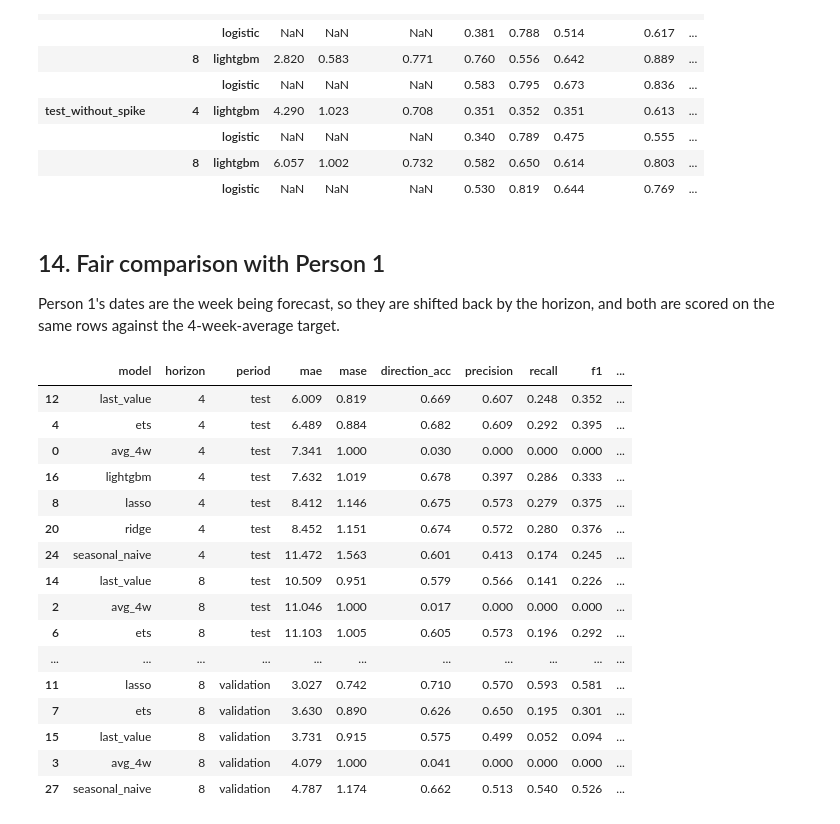
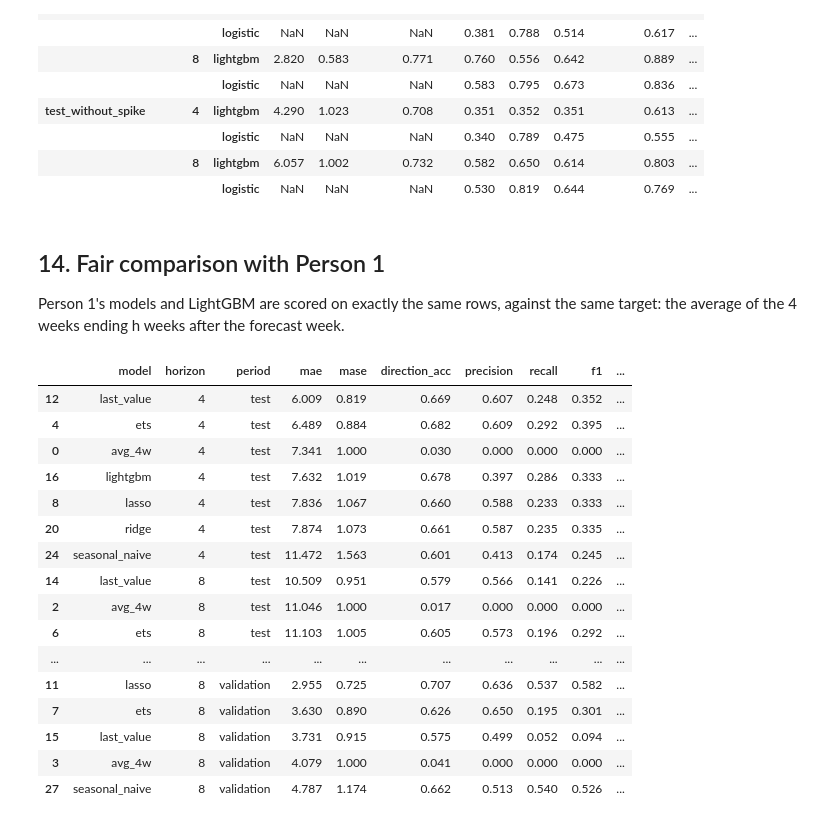
Before and after one commit to samichi-rungta/fashion-trends-forcasting, a Jupyter notebook: google_trends_models.ipynb, the cells around one changed output. Drawn from its saved outputs; the diff is of its cells as text; code cells hidden in the pictures.

```diff
--- a/google_trends_models.ipynb
+++ b/google_trends_models.ipynb
@@ -540,39 +540,37 @@ extra.groupby(["period", "horizon", "model"]).mean(numeric_only=True).round(3)
 |  |  | logistic | NaN | NaN | NaN | 0.530 | 0.819 | 0.644 | 0.769 | ... |
 # %% [markdown]
 ## 14. Fair comparison with Person 1
-Person 1's dates are the week being forecast, so they are shifted back by the horizon, and both are scored on the same rows against the 4-week-average target.
+Person 1's models and LightGBM are scored on exactly the same rows, against the same target: the average of the 4 weeks ending h weeks after the forecast week.
 # %%
 p1 = pd.read_csv(os.path.join(OUT_DIR, "predictions.csv"), parse_dates=["date"])
-if "last4_avg" not in p1.columns:   # old format: date = week being forecast, so move it back by the horizon
-    p1["date"] = p1["date"] - pd.to_timedelta(p1["horizon"] * 7, unit="D")
 truth = pd.concat([data[h][["date", "item", "horizon", "actual", "last4_avg"]] for h in HORIZONS])
 truth = truth[truth["actual"].notna()]
 
 p1_fair = p1.drop(columns=["actual", "last4_avg"], errors="ignore").merge(truth, on=["date", "item", "horizon"], how="inner")
 p1_fair["period"] = np.where(p1_fair["period"] == "test", "test", "validation")
 
 mine = preds[preds["model"] == "lightgbm"].copy()
 mine["period"] = np.where(mine["period"] == "test", "test", "validation")
 common = p1_fair[["date", "item", "horizon", "period"]].drop_duplicates()
 mine_fair = mine.merge(common, on=["date", "item", "horizon", "period"], how="inner")
 
 fair = evaluate(pd.concat([p1_fair, mine_fair], ignore_index=True))
 fair.to_csv(os.path.join(OUT_DIR, "metrics_fair_comparison.csv"), index=False)
 fair.sort_values(["period", "horizon", "mae"]).round(3)
 # %% [output]
 |  | model | horizon | period | mae | mase | direction_acc | precision | recall | f1 | ... |
 | 12 | last_value | 4 | test | 6.009 | 0.819 | 0.669 | 0.607 | 0.248 | 0.352 | ... |
 | 4 | ets | 4 | test | 6.489 | 0.884 | 0.682 | 0.609 | 0.292 | 0.395 | ... |
 | 0 | avg_4w | 4 | test | 7.341 | 1.000 | 0.030 | 0.000 | 0.000 | 0.000 | ... |
 | 16 | lightgbm | 4 | test | 7.632 | 1.019 | 0.678 | 0.397 | 0.286 | 0.333 | ... |
-| 8 | lasso | 4 | test | 8.412 | 1.146 | 0.675 | 0.573 | 0.279 | 0.375 | ... |
-| 20 | ridge | 4 | test | 8.452 | 1.151 | 0.674 | 0.572 | 0.280 | 0.376 | ... |
+| 8 | lasso | 4 | test | 7.836 | 1.067 | 0.660 | 0.588 | 0.233 | 0.333 | ... |
+| 20 | ridge | 4 | test | 7.874 | 1.073 | 0.661 | 0.587 | 0.235 | 0.335 | ... |
 | 24 | seasonal_naive | 4 | test | 11.472 | 1.563 | 0.601 | 0.413 | 0.174 | 0.245 | ... |
 | 14 | last_value | 8 | test | 10.509 | 0.951 | 0.579 | 0.566 | 0.141 | 0.226 | ... |
 | 2 | avg_4w | 8 | test | 11.046 | 1.000 | 0.017 | 0.000 | 0.000 | 0.000 | ... |
 | 6 | ets | 8 | test | 11.103 | 1.005 | 0.605 | 0.573 | 0.196 | 0.292 | ... |
 | ... | ... | ... | ... | ... | ... | ... | ... | ... | ... | ... |
-| 11 | lasso | 8 | validation | 3.027 | 0.742 | 0.710 | 0.570 | 0.593 | 0.581 | ... |
+| 11 | lasso | 8 | validation | 2.955 | 0.725 | 0.707 | 0.636 | 0.537 | 0.582 | ... |
 | 7 | ets | 8 | validation | 3.630 | 0.890 | 0.626 | 0.650 | 0.195 | 0.301 | ... |
 | 15 | last_value | 8 | validation | 3.731 | 0.915 | 0.575 | 0.499 | 0.052 | 0.094 | ... |
 | 3 | avg_4w | 8 | validation | 4.079 | 1.000 | 0.041 | 0.000 | 0.000 | 0.000 | ... |
```
Also changed, not shown: parts of 8 cells of this notebook, 6 other files.
